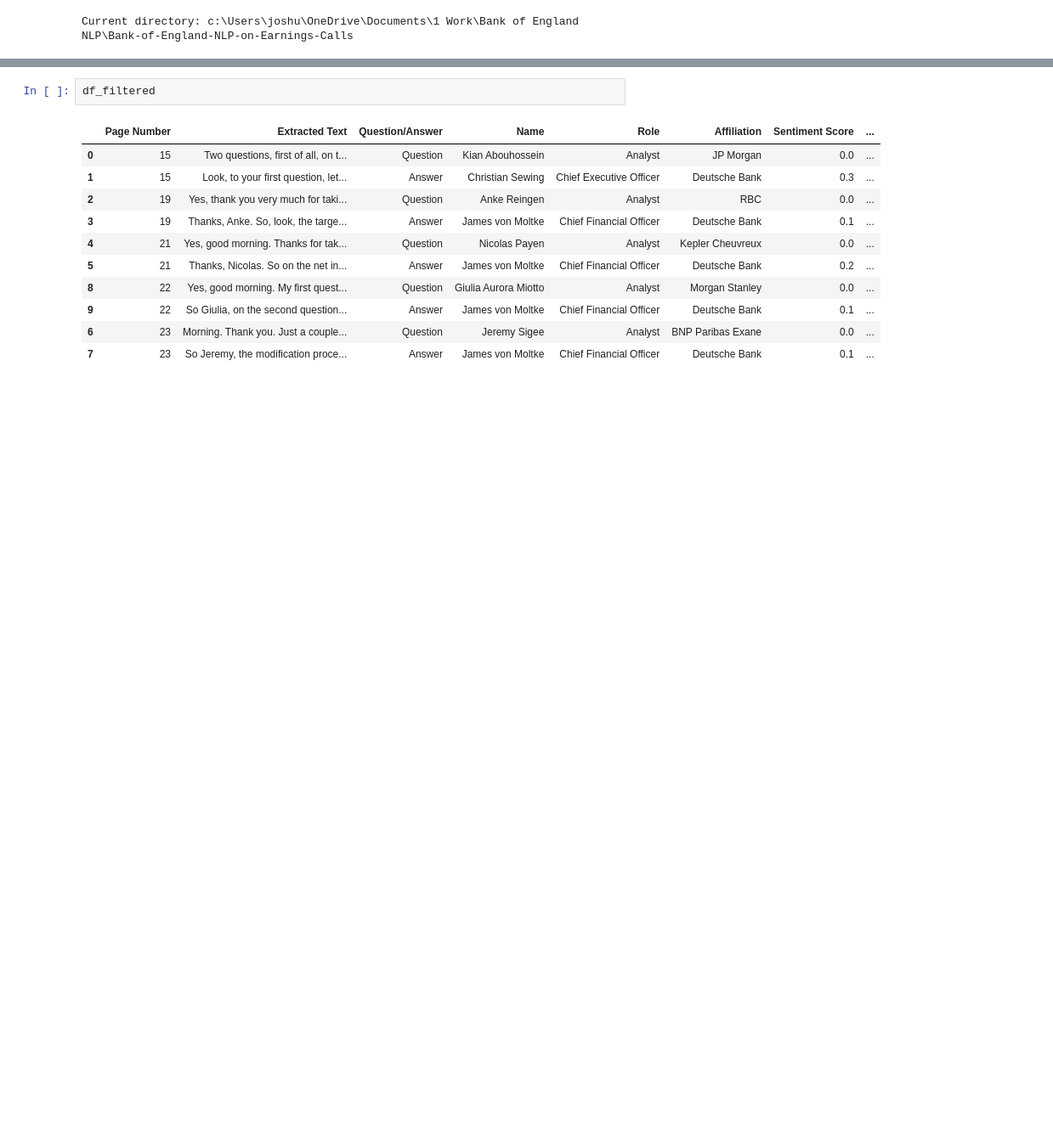
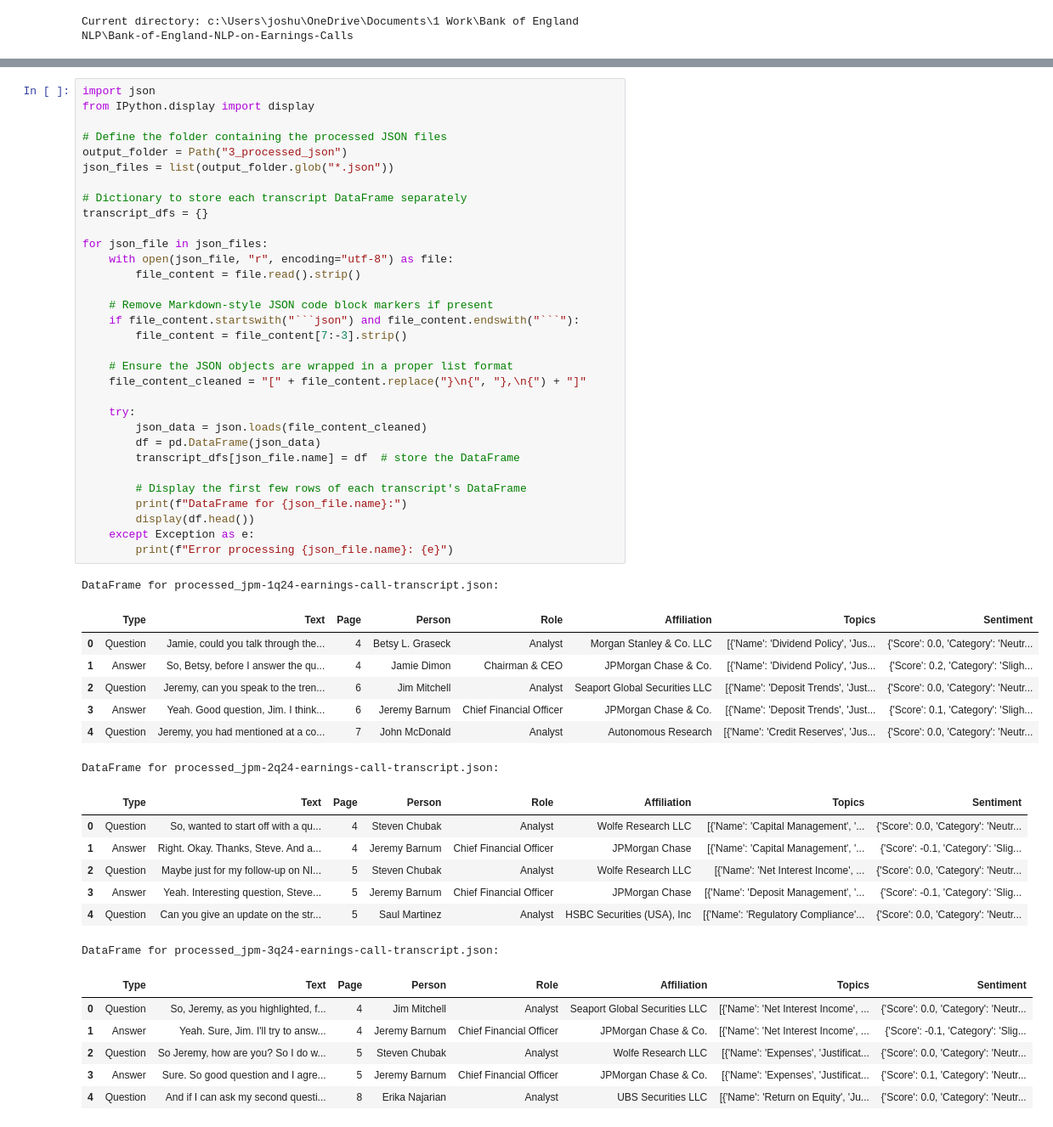
Before and after one commit to joshuabdixon/Bank-of-England-NLP-on-Earnings-Calls, a Jupyter notebook: Q&A_pdf_to_json.ipynb, the cells around one changed output, grey strips where cells are left out. Shown: that part at 85% size. Cells and saved outputs as stored; diff of their text form; blank space fills up the shorter version.

````diff
--- a/Q&A_pdf_to_json.ipynb
+++ b/Q&A_pdf_to_json.ipynb
@@ -423,14 +239,54 @@ except Exception as e:
-# %%
-df_filtered
-# %% [output]
-|  | Page Number | Extracted Text | Question/Answer | Name | Role | Affiliation | Sentiment Score | ... |
-| 0 | 15 | Two questions, first of all, on t... | Question | Kian Abouhossein | Analyst | JP Morgan | 0.0 | ... |
-| 1 | 15 | Look, to your first question, let... | Answer | Christian Sewing | Chief Executive Officer | Deutsche Bank | 0.3 | ... |
-| 2 | 19 | Yes, thank you very much for taki... | Question | Anke Reingen | Analyst | RBC | 0.0 | ... |
-| 3 | 19 | Thanks, Anke. So, look, the targe... | Answer | James von Moltke | Chief Financial Officer | Deutsche Bank | 0.1 | ... |
-| 4 | 21 | Yes, good morning. Thanks for tak... | Question | Nicolas Payen | Analyst | Kepler Cheuvreux | 0.0 | ... |
-| 5 | 21 | Thanks, Nicolas. So on the net in... | Answer | James von Moltke | Chief Financial Officer | Deutsche Bank | 0.2 | ... |
-| 8 | 22 | Yes, good morning. My first quest... | Question | Giulia Aurora Miotto | Analyst | Morgan Stanley | 0.0 | ... |
-| 9 | 22 | So Giulia, on the second question... | Answer | James von Moltke | Chief Financial Officer | Deutsche Bank | 0.1 | ... |
-| 6 | 23 | Morning. Thank you. Just a couple... | Question | Jeremy Sigee | Analyst | BNP Paribas Exane | 0.0 | ... |
-| 7 | 23 | So Jeremy, the modification proce... | Answer | James von Moltke | Chief Financial Officer | Deutsche Bank | 0.1 | ... |
+# %%
+import json
+from IPython.display import display
+
+# Define the folder containing the processed JSON files
+output_folder = Path("3_processed_json")
+json_files = list(output_folder.glob("*.json"))
+
+# Dictionary to store each transcript DataFrame separately
+transcript_dfs = {}
+
+for json_file in json_files:
+    with open(json_file, "r", encoding="utf-8") as file:
+        file_content = file.read().strip()
+
+    # Remove Markdown-style JSON code block markers if present
+    if file_content.startswith("```json") and file_content.endswith("```"):
+        file_content = file_content[7:-3].strip()
+
+    # Ensure the JSON objects are wrapped in a proper list format
+    file_content_cleaned = "[" + file_content.replace("}\n{", "},\n{") + "]"
+
+    try:
+        json_data = json.loads(file_content_cleaned)
+        df = pd.DataFrame(json_data)
+        transcript_dfs[json_file.name] = df  # store the DataFrame
+
+        # Display the first few rows of each transcript's DataFrame
+        print(f"DataFrame for {json_file.name}:")
+        display(df.head())
+    except Exception as e:
+        print(f"Error processing {json_file.name}: {e}")
+# %% [output]
+DataFrame for processed_jpm-1q24-earnings-call-transcript.json:
+|  | Type | Text | Page | Person | Role | Affiliation | Topics | Sentiment |
+| 0 | Question | Jamie, could you talk through the... | 4 | Betsy L. Graseck | Analyst | Morgan Stanley & Co. LLC | [{'Name': 'Dividend Policy', 'Jus... | {'Score': 0.0, 'Category': 'Neutr... |
+| 1 | Answer | So, Betsy, before I answer the qu... | 4 | Jamie Dimon | Chairman & CEO | JPMorgan Chase & Co. | [{'Name': 'Dividend Policy', 'Jus... | {'Score': 0.2, 'Category': 'Sligh... |
+| 2 | Question | Jeremy, can you speak to the tren... | 6 | Jim Mitchell | Analyst | Seaport Global Securities LLC | [{'Name': 'Deposit Trends', 'Just... | {'Score': 0.0, 'Category': 'Neutr... |
+| 3 | Answer | Yeah. Good question, Jim. I think... | 6 | Jeremy Barnum | Chief Financial Officer | JPMorgan Chase & Co. | [{'Name': 'Deposit Trends', 'Just... | {'Score': 0.1, 'Category': 'Sligh... |
+| 4 | Question | Jeremy, you had mentioned at a co... | 7 | John McDonald | Analyst | Autonomous Research | [{'Name': 'Credit Reserves', 'Jus... | {'Score': 0.0, 'Category': 'Neutr... |
+DataFrame for processed_jpm-2q24-earnings-call-transcript.json:
+|  | Type | Text | Page | Person | Role | Affiliation | Topics | Sentiment |
+| 0 | Question | So, wanted to start off with a qu... | 4 | Steven Chubak | Analyst | Wolfe Research LLC | [{'Name': 'Capital Management', '... | {'Score': 0.0, 'Category': 'Neutr... |
+| 1 | Answer | Right. Okay. Thanks, Steve. And a... | 4 | Jeremy Barnum | Chief Financial Officer | JPMorgan Chase | [{'Name': 'Capital Management', '... | {'Score': -0.1, 'Category': 'Slig... |
+| 2 | Question | Maybe just for my follow-up on NI... | 5 | Steven Chubak | Analyst | Wolfe Research LLC | [{'Name': 'Net Interest Income', ... | {'Score': 0.0, 'Category': 'Neutr... |
+| 3 | Answer | Yeah. Interesting question, Steve... | 5 | Jeremy Barnum | Chief Financial Officer | JPMorgan Chase | [{'Name': 'Deposit Management', '... | {'Score': -0.1, 'Category': 'Slig... |
+| 4 | Question | Can you give an update on the str... | 5 | Saul Martinez | Analyst | HSBC Securities (USA), Inc | [{'Name': 'Regulatory Compliance'... | {'Score': 0.0, 'Category': 'Neutr... |
+DataFrame for processed_jpm-3q24-earnings-call-transcript.json:
+|  | Type | Text | Page | Person | Role | Affiliation | Topics | Sentiment |
+| 0 | Question | So, Jeremy, as you highlighted, f... | 4 | Jim Mitchell | Analyst | Seaport Global Securities LLC | [{'Name': 'Net Interest Income', ... | {'Score': 0.0, 'Category': 'Neutr... |
+| 1 | Answer | Yeah. Sure, Jim. I'll try to answ... | 4 | Jeremy Barnum | Chief Financial Officer | JPMorgan Chase & Co. | [{'Name': 'Net Interest Income', ... | {'Score': -0.1, 'Category': 'Slig... |
+| 2 | Question | So Jeremy, how are you? So I do w... | 5 | Steven Chubak | Analyst | Wolfe Research LLC | [{'Name': 'Expenses', 'Justificat... | {'Score': 0.0, 'Category': 'Neutr... |
+| 3 | Answer | Sure. So good question and I agre... | 5 | Jeremy Barnum | Chief Financial Officer | JPMorgan Chase & Co. | [{'Name': 'Expenses', 'Justificat... | {'Score': 0.1, 'Category': 'Neutr... |
+| 4 | Question | And if I can ask my second questi... | 8 | Erika Najarian | Analyst | UBS Securities LLC | [{'Name': 'Return on Equity', 'Ju... | {'Score': 0.0, 'Category': 'Neutr... |
````
Also changed, not shown: parts of 8 cells of this notebook, 30 other files.
